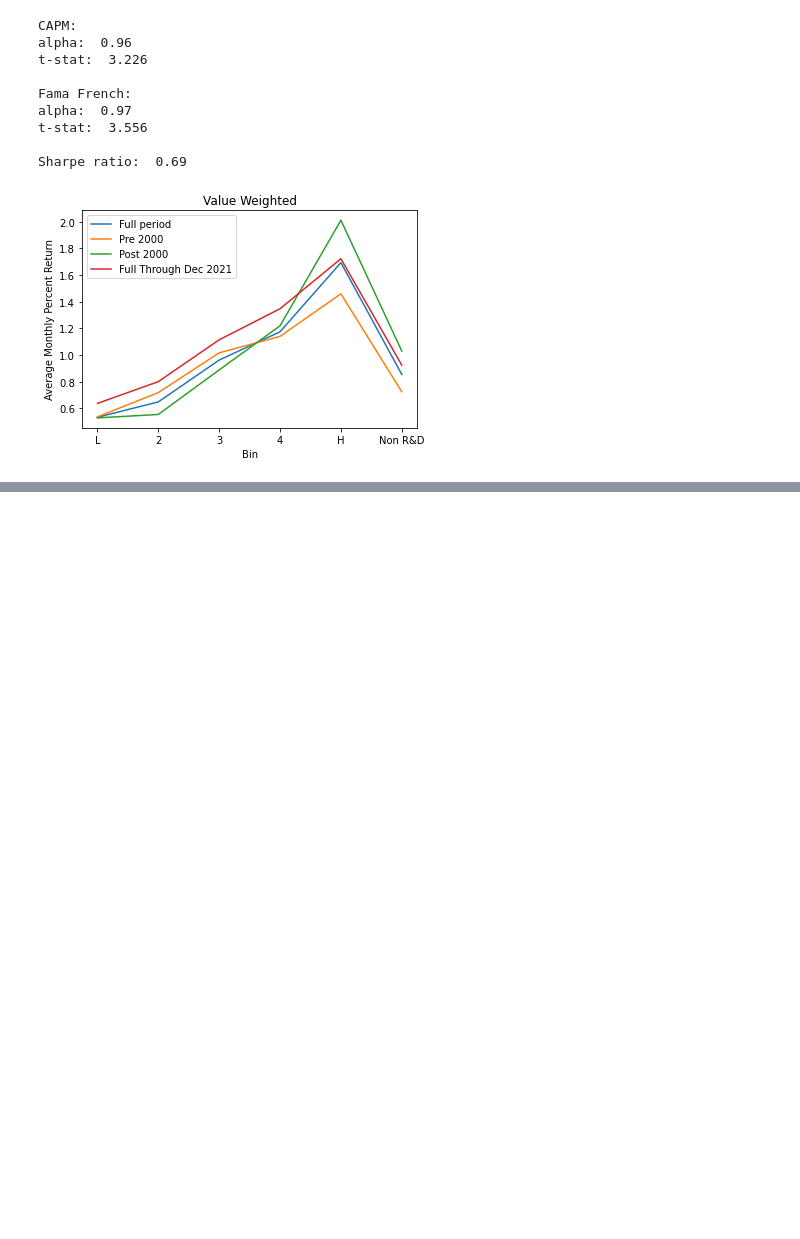
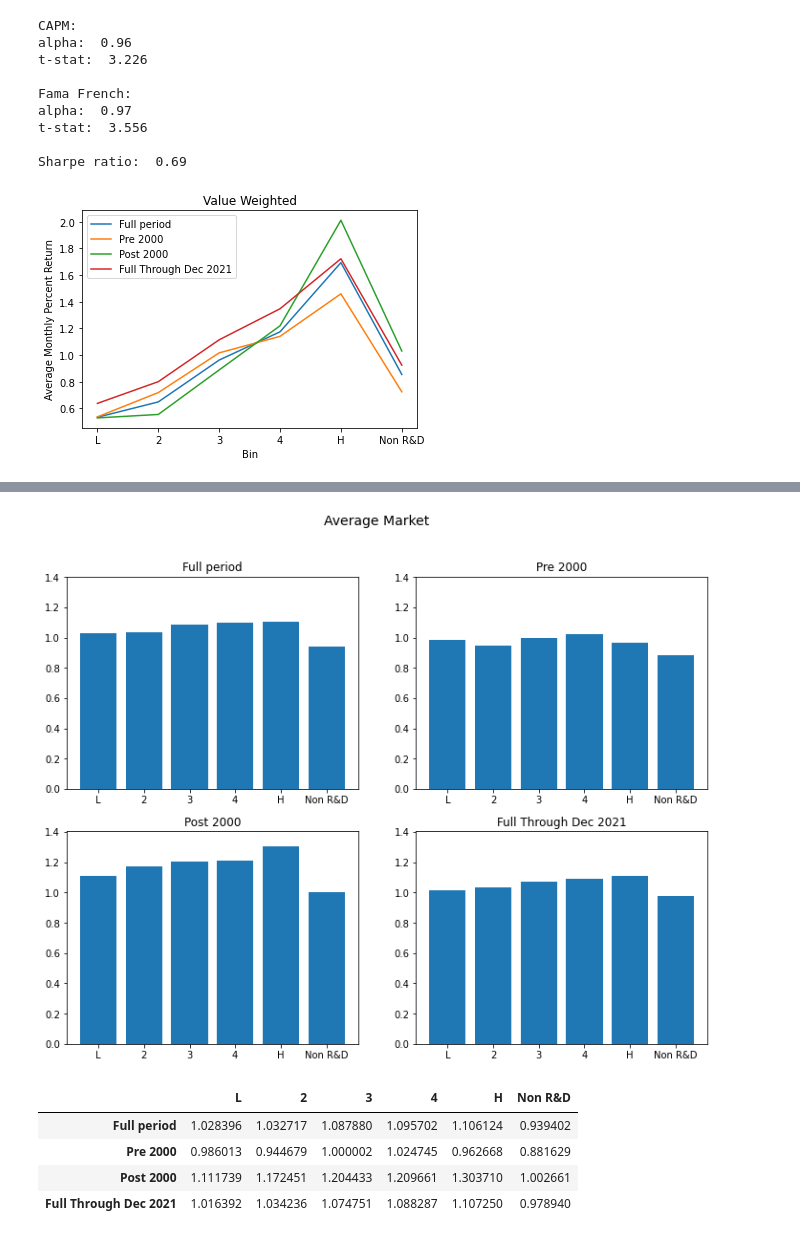
Before and after one commit to AmritSd/Does_R-D_Matter, a Jupyter notebook: rudra_rd_trading.ipynb, the cells around one changed output, grey strips where cells are left out. Cells and saved outputs as stored; diff of their text form; code cells hidden in the pictures; blank space fills up the shorter version.

```diff
--- a/rudra_rd_trading.ipynb
+++ b/rudra_rd_trading.ipynb
@@ -289,7 +290,7 @@ t-stat:  4.624
 Sharpe ratio:  0.823
 [figure]
 # %%
-value_monthly_returns = get_monthly_returns(firms, stocks, value_weighted=True)
+value_monthly_returns, value_stocks_w_bins = get_monthly_returns(firms, stocks, value_weighted=True)
 value_monthly_returns = get_excess_returns(value_monthly_returns, fama_french)
 
 value_results = get_results(value_monthly_returns)
@@ -313,7 +314,7 @@ t-stat:  0.345
 Sharpe ratio:  0.337
 [figure]
 # %%
-value_wo_1000_monthly_returns = get_monthly_returns(firms_wo_1000, stocks, value_weighted=True)
+value_wo_1000_monthly_returns, value_wo_1000_stocks_w_bins = get_monthly_returns(firms_wo_1000, stocks, value_weighted=True)
 value_wo_1000_monthly_returns = get_excess_returns(value_wo_1000_monthly_returns, fama_french)
 
 value_wo_1000_results = get_results(value_wo_1000_monthly_returns)
@@ -338,0 +446,36 @@ Sharpe ratio:  0.69
+# %%
+def plot_factors(period_betas, factor):
+    order = ["L", "2", "3", "4", "H", "Non R&D"]
+    full_period_betas, pre_2000_betas, post_2000_betas, extended_betas = period_betas
+
+    full_period = full_period_betas[factor]
+    pre_2000 = pre_2000_betas[factor]
+    post_2000 = post_2000_betas[factor]
+    extra = extended_betas[factor]
+
+    ax_max = max(full_period.max(), pre_2000.max(), post_2000.max(), extra.max()) + .1
+
+    fig, ax = plt.subplots(nrows=2, ncols=2, figsize=(12,9))
+    fig.suptitle('Average ' + factor, fontsize=14)
+    ax[0,0].bar(order,full_period[order])
+    ax[0,0].set_ylim(top = ax_max)
+    ax[0,0].set_title('Full period')
+
+    ax[0,1].bar(order,pre_2000[order])
+    ax[0,1].set_ylim(top = ax_max)
+    ax[0,1].set_title('Pre 2000')
+
+    ax[1,0].bar(order,post_2000[order])
+    ax[1,0].set_ylim(top = ax_max)
+    ax[1,0].set_title('Post 2000')
+
+    ax[1,1].bar(order,extra[order])
+    ax[1,1].set_ylim(top = ax_max)
+    ax[1,1].set_title('Full Through Dec 2021')
+
+    plt.show()
+
+    factor_df = pd.DataFrame([full_period, pre_2000, post_2000, extra], columns=order)
+    factor_df.index = ['Full period', 'Pre 2000', 'Post 2000', 'Full Through Dec 2021']
+    #factor_df.append([full_period, pre_2000, post_2000, extra],ignore_index=True)
+    return factor_df
@@ -338,0 +505,9 @@ Sharpe ratio:  0.69
+# %%
+plot_factors(equal_period_betas, "Market")
+# %% [output]
+[figure, added]
+|  | L | 2 | 3 | 4 | H | Non R&D |
+| Full period | 1.028396 | 1.032717 | 1.087880 | 1.095702 | 1.106124 | 0.939402 |
+| Pre 2000 | 0.986013 | 0.944679 | 1.000002 | 1.024745 | 0.962668 | 0.881629 |
+| Post 2000 | 1.111739 | 1.172451 | 1.204433 | 1.209661 | 1.303710 | 1.002661 |
+| Full Through Dec 2021 | 1.016392 | 1.034236 | 1.074751 | 1.088287 | 1.107250 | 0.978940 |
```
Also changed, not shown: parts of 27 cells of this notebook.
